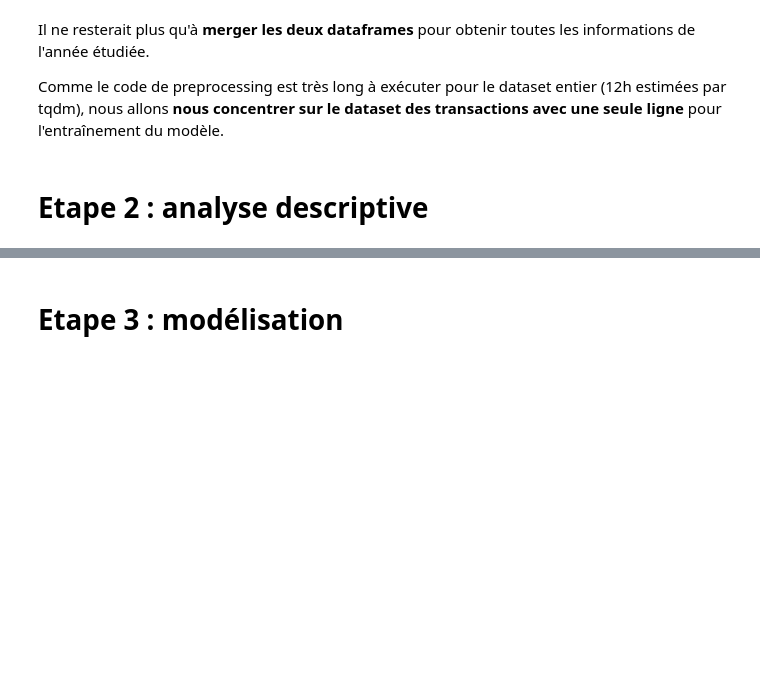
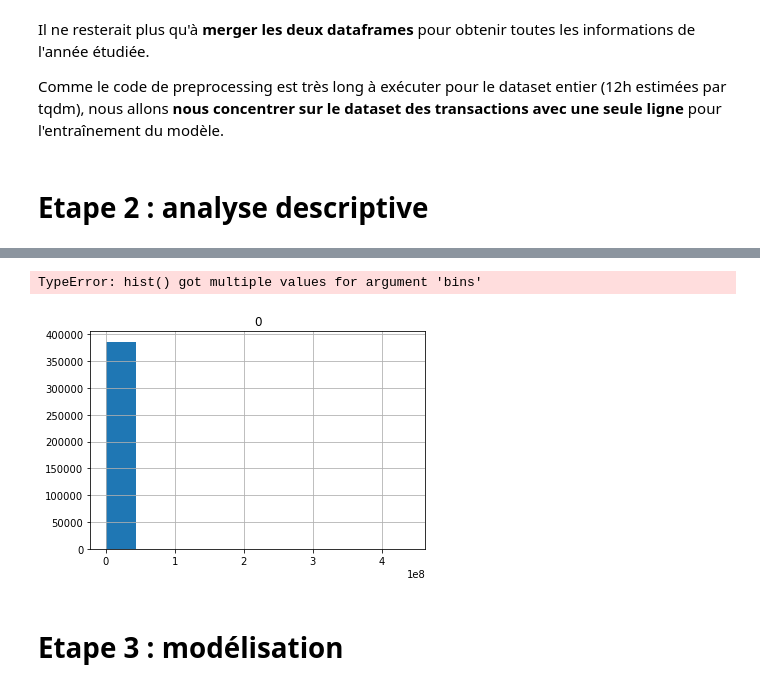
Before and after one commit to victor-kerros/tokenisation-immo, a Jupyter notebook: token-immo.ipynb, the cells around one changed output, grey strips where cells are left out. Saved outputs shown, nothing was run; the diff lists cells and outputs as text; code cells hidden in the pictures; blank space fills up the shorter version.

```diff
--- a/token-immo.ipynb
+++ b/token-immo.ipynb
@@ -54,7 +55,19 @@ Nous importons le dataset « **Demandes de valeurs foncières** » (DVF), publi
 
 Fichiers 2017-2020 : https://files.data.gouv.fr/geo-dvf/latest/
 # %%
-# Le fichier 2021 est issu de https://files.data.gouv.fr/geo-dvf/latest/
+# Les fichiers sont issus de https://files.data.gouv.fr/geo-dvf/latest/
 
 name = "https://files.data.gouv.fr/geo-dvf/latest/csv/2021/full.csv.gz"
 table = pd.read_csv(name, sep = ',')
+
+# Pour l'instant, on ne travaille que sur les données de 2021, mais il conviendra d'enlever les guillemets par la suite...
+
+"""
+for year in range(2017, 2021):
+    name = "https://files.data.gouv.fr/geo-dvf/latest/csv/" + str(year) + "/full.csv.gz"
+    table = pd.concat([table, pd.read_csv(name, sep = ',')])
+
+display("Taille de table :")
+display(table.shape)
+table.head()
+"""
@@ -179,7 +194,7 @@ Nous ne prenons que les colonnes suivantes :
 # On crée le dataframe table_vf qui sera la version finale (vf) de notre dataset
 colonnes = ["date_mutation", "nature_mutation", "valeur_fonciere", "code_postal", "code_departement", 'type_local',
             'surface_reelle_bati', 'nombre_pieces_principales', 'nature_culture', 'surface_terrain', 'longitude',
-            'latitude', 'adresse', 'identifiant_transaction']
+            'latitude', 'adresse', 'code_departement', 'identifiant_transaction']
 table_vf = table[colonnes].copy()
 
 # On agrège les types de cultures différents de NaN, sols, terrain à bâtir et  : on les renomme "culture"
@@ -479,5 +504,10 @@ np.round(len(table_vf_dup) / len(table_vf_dup["identifiant_transaction"].unique(
 Il ne resterait plus qu'à **merger les deux dataframes** pour obtenir toutes les informations de l'année étudiée.
 
 Comme le code de preprocessing est très long à exécuter pour le dataset entier (12h estimées par tqdm), nous allons **nous concentrer sur le dataset des transactions avec une seule ligne** pour l'entraînement du modèle.
+# %%
+# Il faudra modifier cette cellule par la suite ...
+# ... en intégrant les transactions ayant fait l'objet de plusieurs lignes pour chaque année...
+
+data = table_vf_uni
 # %% [markdown]
 # Etape 2 : analyse descriptive
@@ -483,0 +541,13 @@ Comme le code de preprocessing est très long à exécuter pour le dataset entie
+# %%
+# Répartition des prix de vente
+
+import matplotlib.pyplot as plt
+
+plt.hist(data["valeur_fonciere"].values, bins = 3)
+plt.title('Répartition des valeurs foncières')
+# %% [output]
+TypeError: hist() got multiple values for argument 'bins'
+# %%
+hist = pd.DataFrame(data["valeur_fonciere"].values).hist()
+# %% [output]
+[figure, added]
```
Also changed, not shown: parts of 15 cells of this notebook.
